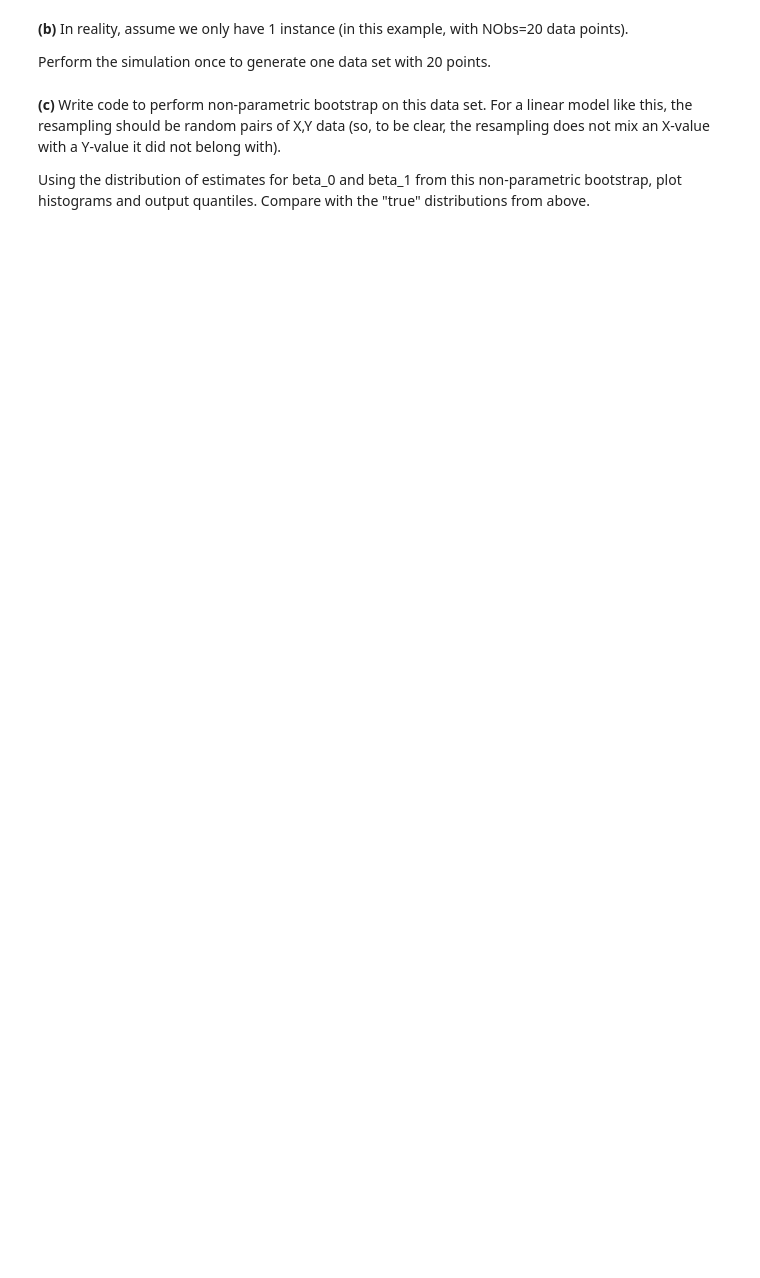
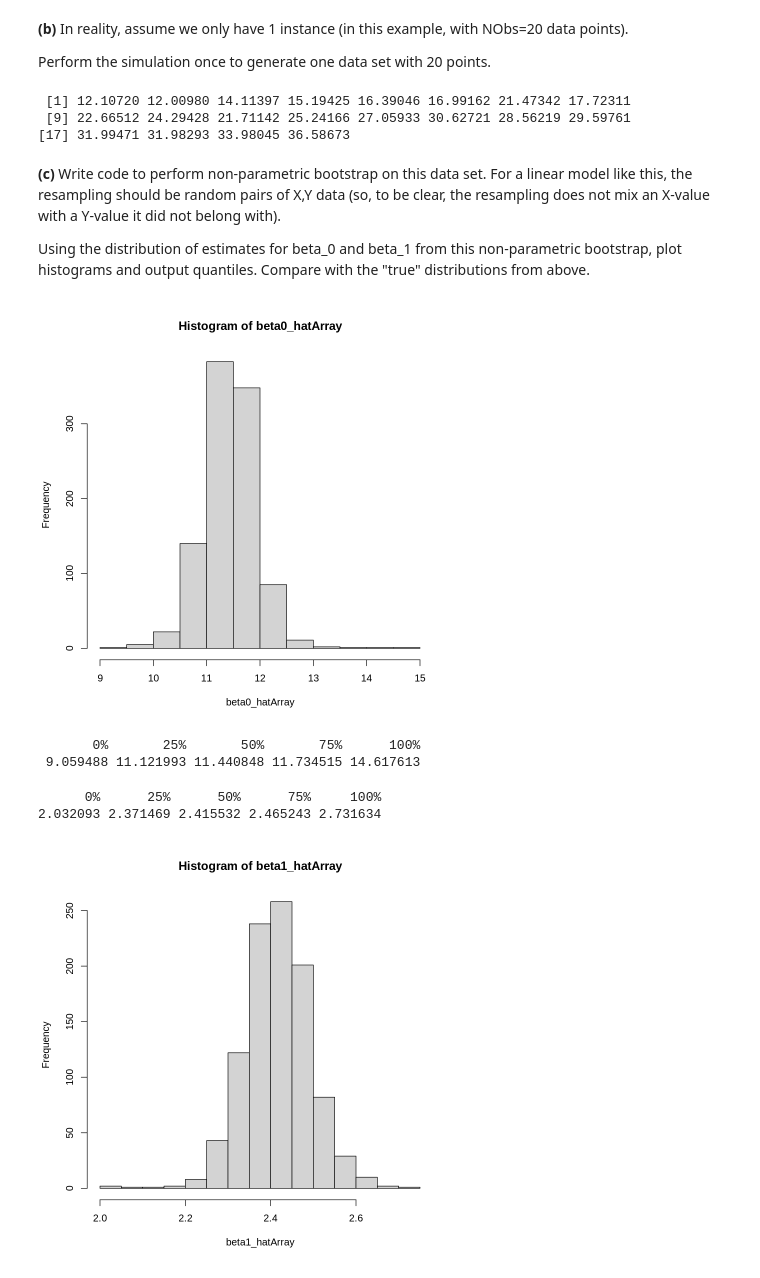
Before and after one commit to llai7/MATH227C, a Jupyter notebook: Math227C20Sp_P10_LuluLai.ipynb, the cells around one changed output. Cells and saved outputs as stored; diff of their text form; code cells hidden in the pictures; blank space fills up the shorter version.

```diff
--- a/Math227C20Sp_P10_LuluLai.ipynb
+++ b/Math227C20Sp_P10_LuluLai.ipynb
@@ -155,6 +175,20 @@ hist(beta1_hatArray)
 __(b)__ In reality, assume we only have 1 instance (in this example, with NObs=20 data points).
 
 Perform the simulation once to generate one data set with 20 points.
+# %%
+ NObs <- 20
+beta0 <- 10.5
+beta1 <- 2.6
+sigma <- 1.4
+X <- seq(0,10,length=NObs)
+eps <- rnorm(NObs,0,sigma)
+Y <- beta0 + beta1*X +eps
+# %%
+Y
+# %% [output]
+ [1] 12.10720 12.00980 14.11397 15.19425 16.39046 16.99162 21.47342 17.72311
+ [9] 22.66512 24.29428 21.71142 25.24166 27.05933 30.62721 28.56219 29.59761
+[17] 31.99471 31.98293 33.98045 36.58673
 # %% [markdown]
 __(c)__ Write code to perform non-parametric bootstrap on this data set. For a linear model like this, the resampling should be random pairs of X,Y data (so, to be clear, the resampling does not mix an X-value with a Y-value it did not belong with).
 
@@ -162,23 +196,33 @@ Using the distribution of estimates for beta_0 and beta_1 from this non-parametr
 # %%
 NResample <- 1000
 
 # initialize an array to store all the estimates
 beta0_hatArray <-0
 beta1_hatArray <-0
 
 for (iResample in 1:NResample){
 
     thisSampleRows <- sample(NResample, replace = TRUE) # which rows of X and Y to take in this resample
     Y_thisSample = Y[thisSampleRows]
     X_thisSample = X[thisSampleRows]
 
     # parameter estimation technique goes here
     thisFit = lm(Y_thisSample~X_thisSample)
 
     beta0_hatArray[iResample] = coef(thisFit)[1]
     beta1_hatArray[iResample] = coef(thisFit)[2]
 
 }
 
 hist(beta0_hatArray)
 hist(beta1_hatArray)
+
+quantile(beta0_hatArray)
+quantile(beta1_hatArray)
+# %% [output]
+[figure, added]
+       0%       25%       50%       75%      100%
+ 9.059488 11.121993 11.440848 11.734515 14.617613
+      0%      25%      50%      75%     100%
+2.032093 2.371469 2.415532 2.465243 2.731634
+[figure, added]
```
Also changed, not shown: parts of 4 cells of this notebook.
